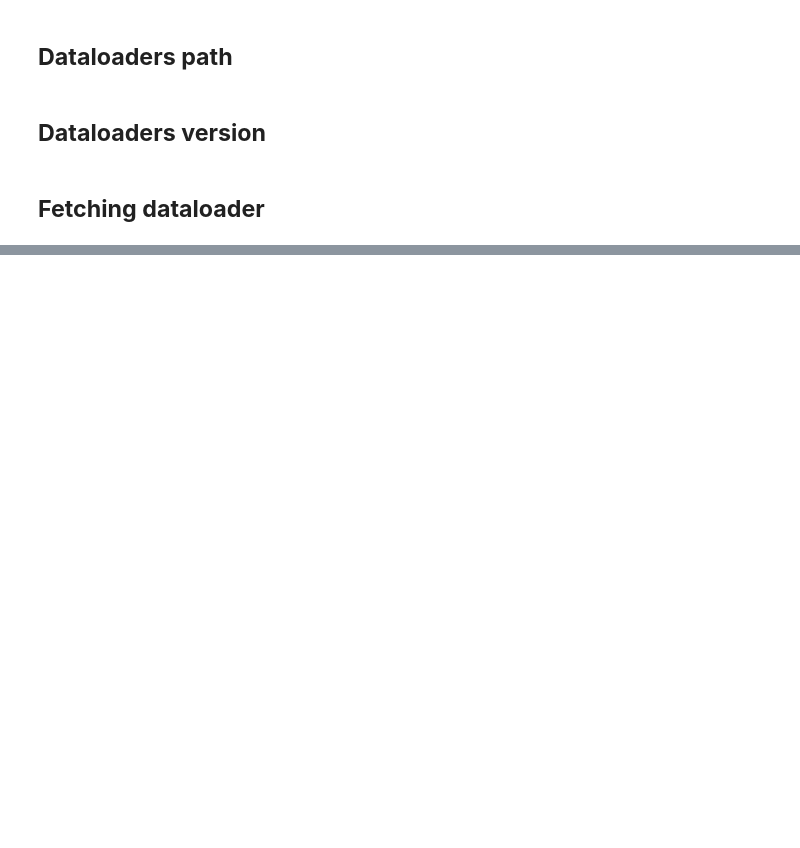
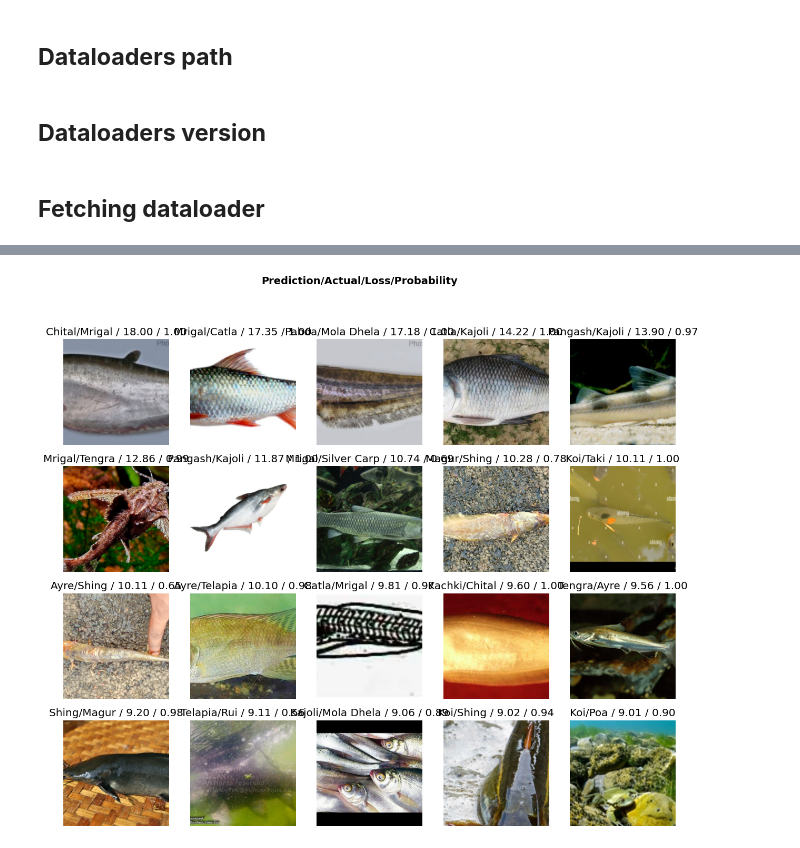
Before and after one commit to Neloy-Barman/Interpretable-Bengali-Fish-Recognizer, a Jupyter notebook: notebooks/model trainer.ipynb, the cells around one changed output, grey strips where cells are left out. Saved outputs shown, nothing was run; the diff lists cells and outputs as text; code cells hidden in the pictures; blank space fills up the shorter version.

```diff
--- a/notebooks/model trainer.ipynb
+++ b/notebooks/model trainer.ipynb
@@ -57,0 +140,3 @@ model.export(fname=f"{models_path}/{model_name}_{model_version}.pkl")
+# %%
+interpreter.plot_top_losses(20, nrows=4)
+# %% [output]
@@ -57,0 +144 @@ model.export(fname=f"{models_path}/{model_name}_{model_version}.pkl")
+[figure, added]
```
Also changed, not shown: parts of 26 cells of this notebook, 1 other file.
